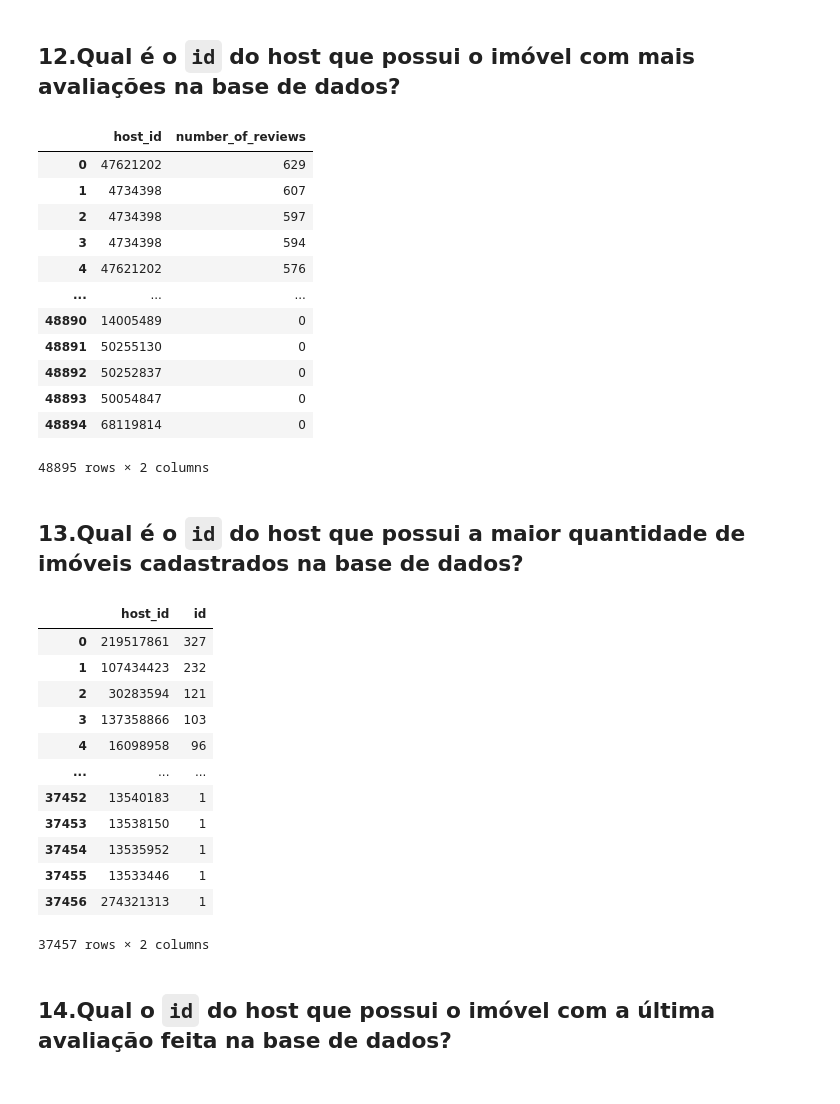
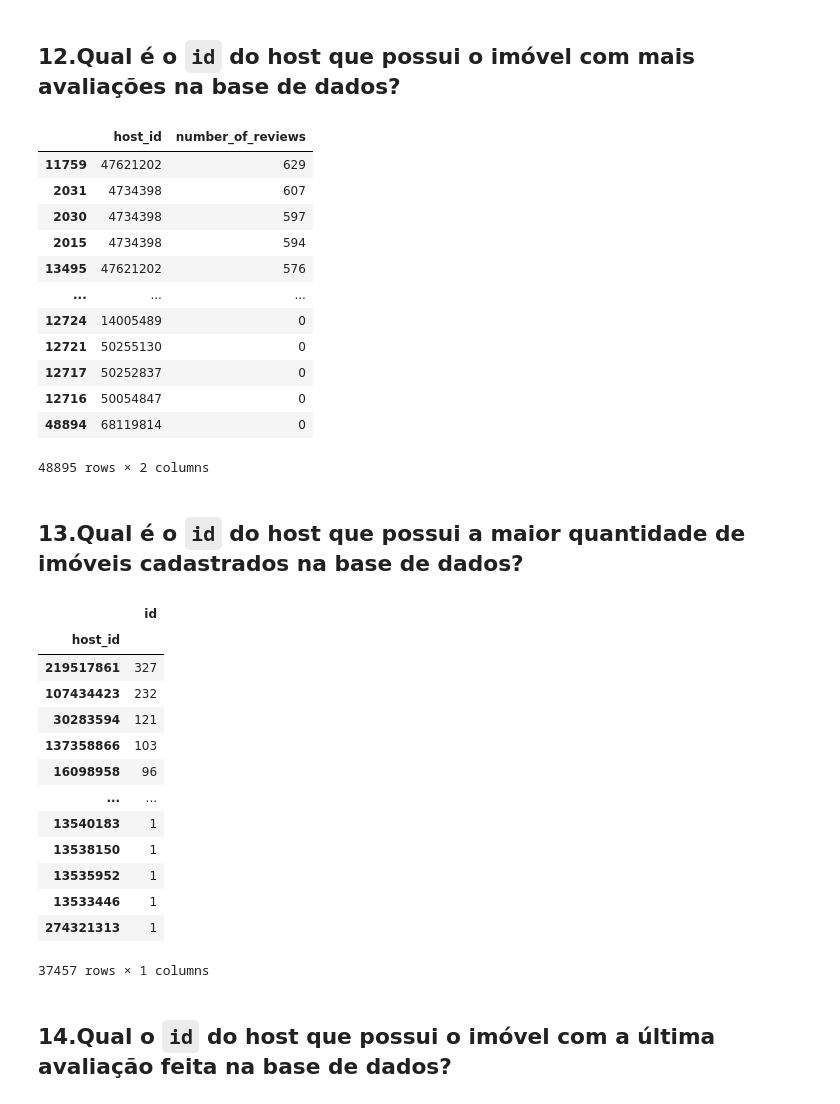
Before and after one commit to webluc/fundamentos, a Jupyter notebook: Desafio-Ciclo02.ipynb, the cells around one changed output. Cells and saved outputs as stored; diff of their text form; code cells hidden in the pictures.

```diff
--- a/Desafio-Ciclo02.ipynb
+++ b/Desafio-Ciclo02.ipynb
@@ -9,7 +9,7 @@ pd.set_option('display.float_format', lambda x: '%.3f' % x)
 # %% [markdown]
 # Carregar os dados do csv
 # %%
-df_raw = pd.read_csv('data/AB_NYC_2019.csv')
+df_raw = pd.read_csv('data/AB_NYC_2019.csv',low_memory=False)
 df_raw.head()
 # %% [output]
 |  | id | name | host_id | host_name | neighbourhood_group | neighbourhood | latitude | longitude | ... |
@@ -127,4 +107,5 @@ calculated_host_listings_count        0
 availability_365                      0
 dtype: int64
 # %%
-df = df_raw.copy().reset_index()
+df = df_raw.copy()
+df.head()
@@ -131,2 +119,2 @@ df = df_raw.copy().reset_index()
 # %%
-#df['last_review'] = pd.to_datetime( df['last_review'] )
+df['last_review'] = pd.to_datetime( df['last_review'], dayfirst=True )
@@ -174,10 +146,10 @@ df['name'] = df[['name','id']].apply( lambda x : x['id'] if pd.isnull( x['name']
 df['host_name'] = df[['host_name','host_id']].apply( lambda x : x['host_id'] if pd.isnull( x['host_name'] ) else x['host_name'], axis=1 )
 
 # last_review
-df['last_review'] = df[['last_review','number_of_reviews']].apply( lambda x : '2011-03-28' if x['number_of_reviews'] == 0 else x['last_review'], axis=1 )
+df['last_review'] = df[['last_review','number_of_reviews']].apply( lambda x : pd.to_datetime('01-01-2013') if x['number_of_reviews'] == 0 else x['last_review'] , axis=1 )
 
 # reviews_per_month
-df['reviews_per_month'] = df[['reviews_per_month','number_of_reviews']].apply( lambda x : '2011-03-28' if x['number_of_reviews'] == 0 else x['reviews_per_month'], axis=1 )
+df['reviews_per_month'] = df[['reviews_per_month','number_of_reviews']].apply( lambda x : 0 if x['number_of_reviews'] == 0 else x['reviews_per_month'], axis=1 )
 # %%
 df.isna().sum()
 # %% [output]
@@ -384,39 +359,40 @@ df.loc[  df['host_id'] == 82685 ]
 # %% [markdown]
 ## 12.Qual é o `id` do host que possui o imóvel com mais avaliações na base de dados?
 # %%
-df[['host_id','number_of_reviews']].sort_values('number_of_reviews',ascending=False).reset_index(drop=True)
+df[['host_id','number_of_reviews']].sort_values('number_of_reviews',ascending=False)
 # %% [output]
 |  | host_id | number_of_reviews |
-| 0 | 47621202 | 629 |
-| 1 | 4734398 | 607 |
-| 2 | 4734398 | 597 |
-| 3 | 4734398 | 594 |
-| 4 | 47621202 | 576 |
+| 11759 | 47621202 | 629 |
+| 2031 | 4734398 | 607 |
+| 2030 | 4734398 | 597 |
+| 2015 | 4734398 | 594 |
+| 13495 | 47621202 | 576 |
 | ... | ... | ... |
-| 48890 | 14005489 | 0 |
-| 48891 | 50255130 | 0 |
-| 48892 | 50252837 | 0 |
-| 48893 | 50054847 | 0 |
+| 12724 | 14005489 | 0 |
+| 12721 | 50255130 | 0 |
+| 12717 | 50252837 | 0 |
+| 12716 | 50054847 | 0 |
 | 48894 | 68119814 | 0 |
 48895 rows × 2 columns
 # %% [markdown]
 ## 13.Qual é o `id` do host que possui a maior quantidade de imóveis cadastrados na base de dados?
 # %%
-df[['id','host_id']].groupby('host_id').count().sort_values('id', ascending=False ).reset_index()
+df[['id','host_id']].groupby('host_id').count().sort_values('id', ascending=False )
 # %% [output]
-|  | host_id | id |
-| 0 | 219517861 | 327 |
-| 1 | 107434423 | 232 |
-| 2 | 30283594 | 121 |
-| 3 | 137358866 | 103 |
-| 4 | 16098958 | 96 |
-| ... | ... | ... |
-| 37452 | 13540183 | 1 |
-| 37453 | 13538150 | 1 |
-| 37454 | 13535952 | 1 |
-| 37455 | 13533446 | 1 |
-| 37456 | 274321313 | 1 |
+|  | id |
+| host_id |  |
+| 219517861 | 327 |
+| 107434423 | 232 |
+| 30283594 | 121 |
+| 137358866 | 103 |
+| 16098958 | 96 |
+| ... | ... |
+| 13540183 | 1 |
+| 13538150 | 1 |
+| 13535952 | 1 |
+| 13533446 | 1 |
+| 274321313 | 1 |
-37457 rows × 2 columns
+37457 rows × 1 columns
 # %% [markdown]
 ## 14.Qual o `id` do host que possui o imóvel com a última avaliação feita na base de dados?
 # %%
```
Also changed, not shown: parts of 42 cells of this notebook, 2 other files.
